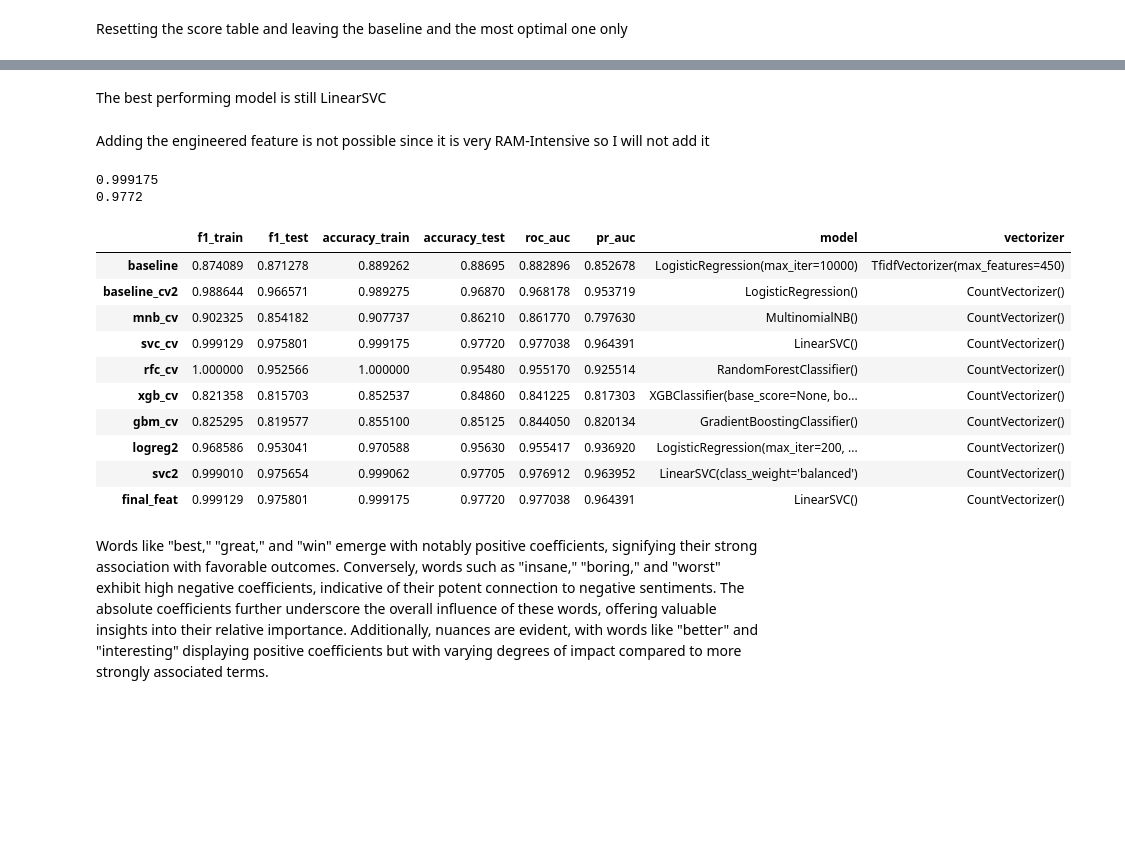
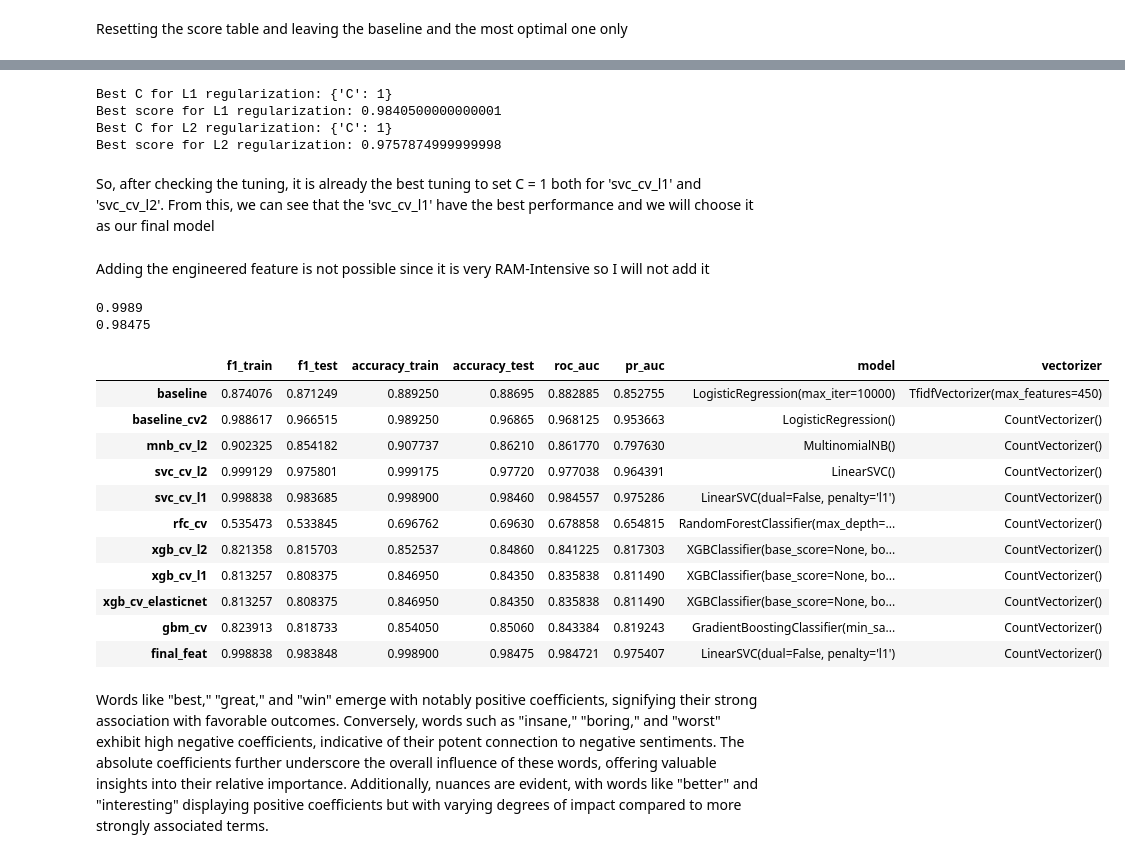
Before and after one commit to Jehoi-ga-ada/Bitcoin-Sentiment-Analysis, a Jupyter notebook: models.ipynb, the cells around one changed output, grey strips where cells are left out. Cells and saved outputs as stored; diff of their text form; code cells hidden in the pictures; blank space fills up the shorter version.

Commit message:
Added Regularization for the models

```diff
--- a/models.ipynb
+++ b/models.ipynb
@@ -56,13 +56,12 @@ def scoreTable(model, model_name, vectorizer, y_train, y_hat_train, y_test, y_ha
 
 
     # storing scores
-    f1_train, f1_test, ac_train, ac_test, roc_auc, pr_auc = \
-    return_scores(y_train, y_hat_train, y_test, y_hat_test)
+    f1_train, f1_test, ac_train, ac_test, roc_auc, pr_auc = return_scores(y_train, y_hat_train, y_test, y_hat_test)
 
     # list of scores
     score_list = []
     score_list.extend((f1_train, f1_test, ac_train, ac_test, roc_auc, pr_auc,
-                       str(model), str(vectorizer)))
+                       repr(model), str(vectorizer)))
 
     # adding scores to score table
     scores.loc[model_name] = score_list
@@ -296,37 +306,70 @@ display(scores)
-# %% [markdown]
-The best performing model is still LinearSVC
+# %%
+from sklearn.model_selection import GridSearchCV
+
+# Define the parameter grid for C
+param_grid = {'C': [0.001, 0.01, 0.1, 1, 10, 100]}
+
+vec = CountVectorizer()
+vec_xtrain_temp = vec.fit_transform(X_train['text_without_stopwords'])
+vec_xtest_temp = vec.transform(X_test['text_without_stopwords'])
+
+svc_l1 = LinearSVC(penalty='l1', dual=False)
+svc_l2 = LinearSVC(penalty='l2')
+
+# Perform GridSearchCV for L1
+grid_search_l1 = GridSearchCV(svc_l1, param_grid, cv=5, scoring='accuracy')
+grid_search_l1.fit(vec_xtrain_temp, y_train)
+
+# Perform GridSearchCV for L2
+grid_search_l2 = GridSearchCV(svc_l2, param_grid, cv=5, scoring='accuracy')
+grid_search_l2.fit(vec_xtrain_temp, y_train)
+
+# Print the best parameters and scores
+print("Best C for L1 regularization:", grid_search_l1.best_params_)
+print("Best score for L1 regularization:", grid_search_l1.best_score_)
+
+print("Best C for L2 regularization:", grid_search_l2.best_params_)
+print("Best score for L2 regularization:", grid_search_l2.best_score_)
+# %% [output]
+Best C for L1 regularization: {'C': 1}
+Best score for L1 regularization: 0.9840500000000001
+Best C for L2 regularization: {'C': 1}
+Best score for L2 regularization: 0.9757874999999998
+# %% [markdown]
+So, after checking the tuning, it is already the best tuning to set C = 1 both for 'svc_cv_l1' and 'svc_cv_l2'. From this, we can see that the 'svc_cv_l1' have the best performance and we will choose it as our final model
 # %% [markdown]
 Adding the engineered feature is not possible since it is very RAM-Intensive so I will not add it
 # %%
 vec = CountVectorizer()
-final_model = LinearSVC()
+final_model = LinearSVC(penalty='l1', dual=False, C=1.0)
 
 vec_xtrain = vec.fit_transform(X_train['text_without_stopwords'])
 vec_xtest = vec.transform(X_test['text_without_stopwords'])
 
 final_model.fit(vec_xtrain, y_train)
 
 print(final_model.score(vec_xtrain, y_train))
 print(final_model.score(vec_xtest, y_test))
 
 y_hat_train_final = final_model.predict(vec_xtrain)
 y_hat_test_final = final_model.predict(vec_xtest)
 
 scoreTable(final_model, 'final_feat', vec, y_train, y_hat_train_final, y_test, y_hat_test_final)
 display(scores)
 # %% [output]
-0.999175
-0.9772
+0.9989
+0.98475
 |  | f1_train | f1_test | accuracy_train | accuracy_test | roc_auc | pr_auc | model | vectorizer |
-| baseline | 0.874089 | 0.871278 | 0.889262 | 0.88695 | 0.882896 | 0.852678 | LogisticRegression(max_iter=10000) | TfidfVectorizer(max_features=450) |
-| baseline_cv2 | 0.988644 | 0.966571 | 0.989275 | 0.96870 | 0.968178 | 0.953719 | LogisticRegression() | CountVectorizer() |
-| mnb_cv | 0.902325 | 0.854182 | 0.907737 | 0.86210 | 0.861770 | 0.797630 | MultinomialNB() | CountVectorizer() |
-| svc_cv | 0.999129 | 0.975801 | 0.999175 | 0.97720 | 0.977038 | 0.964391 | LinearSVC() | CountVectorizer() |
-| rfc_cv | 1.000000 | 0.952566 | 1.000000 | 0.95480 | 0.955170 | 0.925514 | RandomForestClassifier() | CountVectorizer() |
-| xgb_cv | 0.821358 | 0.815703 | 0.852537 | 0.84860 | 0.841225 | 0.817303 | XGBClassifier(base_score=None, bo... | CountVectorizer() |
-| gbm_cv | 0.825295 | 0.819577 | 0.855100 | 0.85125 | 0.844050 | 0.820134 | GradientBoostingClassifier() | CountVectorizer() |
-| logreg2 | 0.968586 | 0.953041 | 0.970588 | 0.95630 | 0.955417 | 0.936920 | LogisticRegression(max_iter=200, ... | CountVectorizer() |
-| svc2 | 0.999010 | 0.975654 | 0.999062 | 0.97705 | 0.976912 | 0.963952 | LinearSVC(class_weight='balanced') | CountVectorizer() |
-| final_feat | 0.999129 | 0.975801 | 0.999175 | 0.97720 | 0.977038 | 0.964391 | LinearSVC() | CountVectorizer() |
+| baseline | 0.874076 | 0.871249 | 0.889250 | 0.88695 | 0.882885 | 0.852755 | LogisticRegression(max_iter=10000) | TfidfVectorizer(max_features=450) |
+| baseline_cv2 | 0.988617 | 0.966515 | 0.989250 | 0.96865 | 0.968125 | 0.953663 | LogisticRegression() | CountVectorizer() |
+| mnb_cv_l2 | 0.902325 | 0.854182 | 0.907737 | 0.86210 | 0.861770 | 0.797630 | MultinomialNB() | CountVectorizer() |
+| svc_cv_l2 | 0.999129 | 0.975801 | 0.999175 | 0.97720 | 0.977038 | 0.964391 | LinearSVC() | CountVectorizer() |
+| svc_cv_l1 | 0.998838 | 0.983685 | 0.998900 | 0.98460 | 0.984557 | 0.975286 | LinearSVC(dual=False, penalty='l1') | CountVectorizer() |
+| rfc_cv | 0.535473 | 0.533845 | 0.696762 | 0.69630 | 0.678858 | 0.654815 | RandomForestClassifier(max_depth=... | CountVectorizer() |
+| xgb_cv_l2 | 0.821358 | 0.815703 | 0.852537 | 0.84860 | 0.841225 | 0.817303 | XGBClassifier(base_score=None, bo... | CountVectorizer() |
+| xgb_cv_l1 | 0.813257 | 0.808375 | 0.846950 | 0.84350 | 0.835838 | 0.811490 | XGBClassifier(base_score=None, bo... | CountVectorizer() |
+| xgb_cv_elasticnet | 0.813257 | 0.808375 | 0.846950 | 0.84350 | 0.835838 | 0.811490 | XGBClassifier(base_score=None, bo... | CountVectorizer() |
+| gbm_cv | 0.823913 | 0.818733 | 0.854050 | 0.85060 | 0.843384 | 0.819243 | GradientBoostingClassifier(min_sa... | CountVectorizer() |
+| final_feat | 0.998838 | 0.983848 | 0.998900 | 0.98475 | 0.984721 | 0.975407 | LinearSVC(dual=False, penalty='l1') | CountVectorizer() |
 # %%
 X_train_vec, X_test_vec, y_hat_train, y_hat_test, col_names, score_table  = \
```
Also changed, not shown: parts of 21 cells of this notebook, 3 other files.
